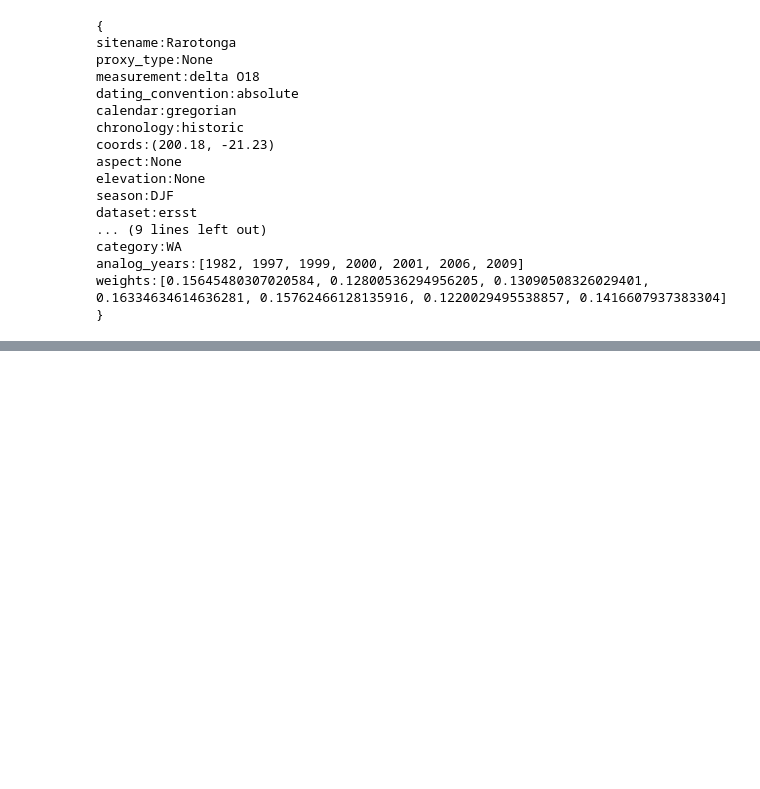
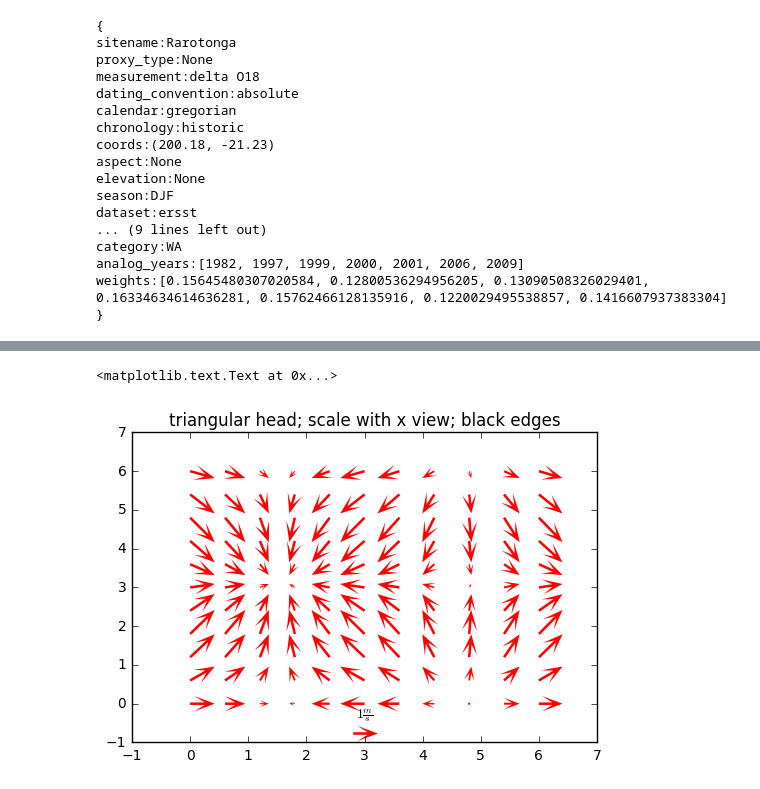
Before and after one commit to nicolasfauchereau/paleopy, a Jupyter notebook: notebooks/dev/test_wind_vector.ipynb, the cells around one changed output, grey strips where cells are left out. Cells and saved outputs as stored; diff of their text form; code cells hidden in the pictures; blank space fills up the shorter version.

```diff
--- a/notebooks/dev/test_wind_vector.ipynb
+++ b/notebooks/dev/test_wind_vector.ipynb
@@ -411,0 +372,18 @@ levels
+# %%
+X, Y = np.meshgrid(np.arange(0, 2 * np.pi, .2), np.arange(0, 2 * np.pi, .2))
+U = np.cos(X)
+V = np.sin(Y)
+# %%
+plt.figure()
+
+Q = plt.quiver(X[::3, ::3], Y[::3, ::3], U[::3, ::3], V[::3, ::3],
+               color='r', units='x', headaxislength=4, headlength=8, headwidth=6)
+
+
+qk = plt.quiverkey(Q, 0.5, 0.03, 1, r'$1 \frac{m}{s}$',
+                   fontproperties={'weight': 'bold'})
+plt.axis([-1, 7, -1, 7])
+plt.title("triangular head; scale with x view; black edges")
+# %% [output]
+<matplotlib.text.Text at 0x...>
+[figure, added]
```
Also changed, not shown: parts of 17 cells of this notebook, 3 other files.
